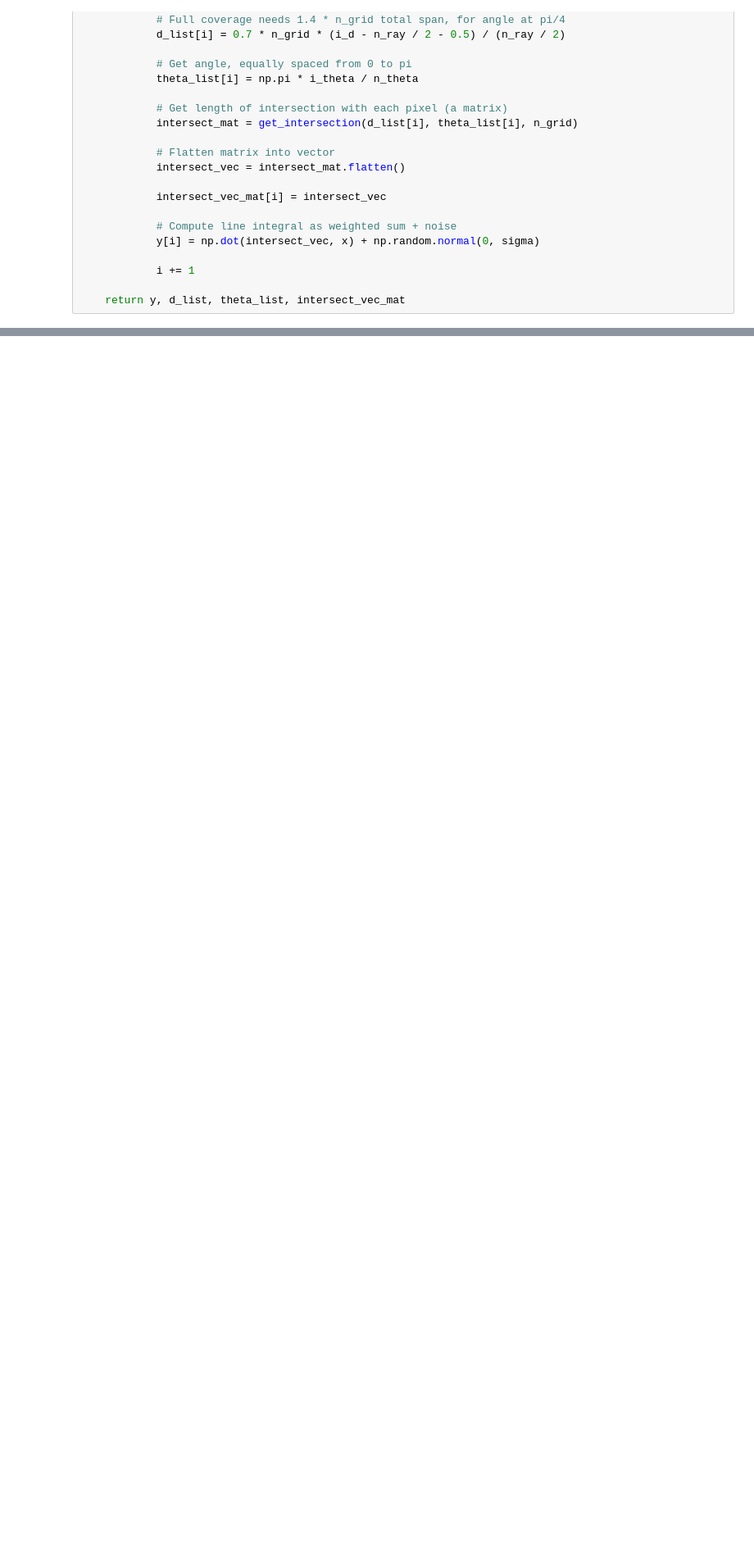
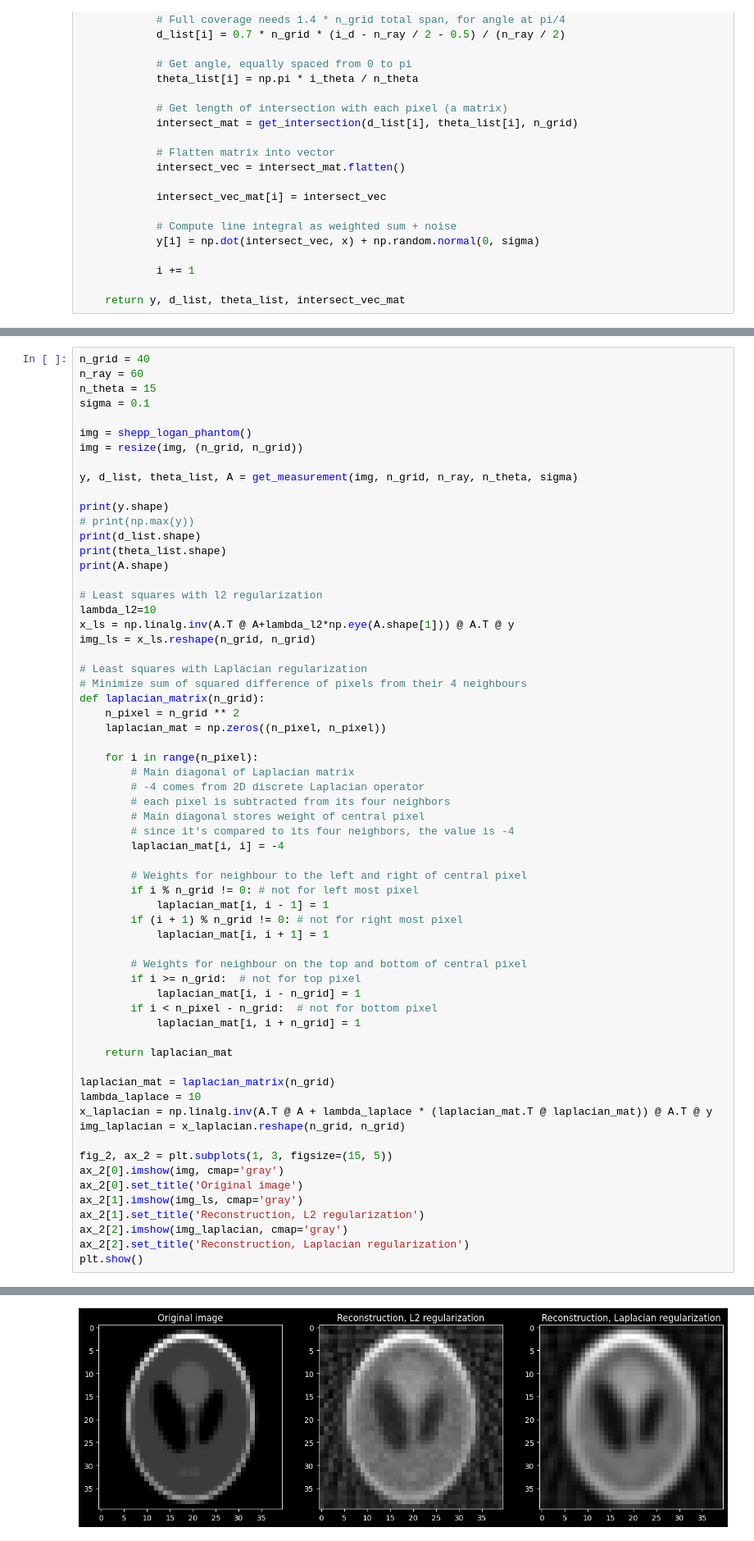
Before and after one commit to heyjianjing/linear_algebra, a Jupyter notebook: la_ex_06_tomography_with_least_squares.ipynb, the cells around one changed output, grey strips where cells are left out. Shown at 82% size. Drawn from its saved outputs; the diff is of its cells as text; blank space fills up the shorter version.

```diff
--- a/la_ex_06_tomography_with_least_squares.ipynb
+++ b/la_ex_06_tomography_with_least_squares.ipynb
@@ -235,0 +174,64 @@ Text(0.5, 1.0, 'Reconstruction')
+# %%
+n_grid = 40
+n_ray = 60
+n_theta = 15
+sigma = 0.1
+
+img = shepp_logan_phantom()
+img = resize(img, (n_grid, n_grid))
+
+y, d_list, theta_list, A = get_measurement(img, n_grid, n_ray, n_theta, sigma)
+
+print(y.shape)
+# print(np.max(y))
+print(d_list.shape)
+print(theta_list.shape)
+print(A.shape)
+
+# Least squares with l2 regularization
+lambda_l2=10
+x_ls = np.linalg.inv(A.T @ A+lambda_l2*np.eye(A.shape[1])) @ A.T @ y
+img_ls = x_ls.reshape(n_grid, n_grid)
+
+# Least squares with Laplacian regularization
+# Minimize sum of squared difference of pixels from their 4 neighbours
+def laplacian_matrix(n_grid):
+    n_pixel = n_grid ** 2
+    laplacian_mat = np.zeros((n_pixel, n_pixel))
+
+    for i in range(n_pixel):
+        # Main diagonal of Laplacian matrix
+        # -4 comes from 2D discrete Laplacian operator
+        # each pixel is subtracted from its four neighbors
+        # Main diagonal stores weight of central pixel
+        # since it's compared to its four neighbors, the value is -4
+        laplacian_mat[i, i] = -4
+
+        # Weights for neighbour to the left and right of central pixel
+        if i % n_grid != 0: # not for left most pixel
+            laplacian_mat[i, i - 1] = 1
+        if (i + 1) % n_grid != 0: # not for right most pixel
+            laplacian_mat[i, i + 1] = 1
+
+        # Weights for neighbour on the top and bottom of central pixel
+        if i >= n_grid:  # not for top pixel
+            laplacian_mat[i, i - n_grid] = 1
+        if i < n_pixel - n_grid:  # not for bottom pixel
+            laplacian_mat[i, i + n_grid] = 1
+
+    return laplacian_mat
+
+laplacian_mat = laplacian_matrix(n_grid)
+lambda_laplace = 10
+x_laplacian = np.linalg.inv(A.T @ A + lambda_laplace * (laplacian_mat.T @ laplacian_mat)) @ A.T @ y
+img_laplacian = x_laplacian.reshape(n_grid, n_grid)
+
+fig_2, ax_2 = plt.subplots(1, 3, figsize=(15, 5))
+ax_2[0].imshow(img, cmap='gray')
+ax_2[0].set_title('Original image')
+ax_2[1].imshow(img_ls, cmap='gray')
+ax_2[1].set_title('Reconstruction, L2 regularization')
+ax_2[2].imshow(img_laplacian, cmap='gray')
+ax_2[2].set_title('Reconstruction, Laplacian regularization')
+plt.show()
+# %% [output]
@@ -235,0 +242 @@ Text(0.5, 1.0, 'Reconstruction')
+[figure, added]
```
Also changed, not shown: parts of 8 cells of this notebook.
